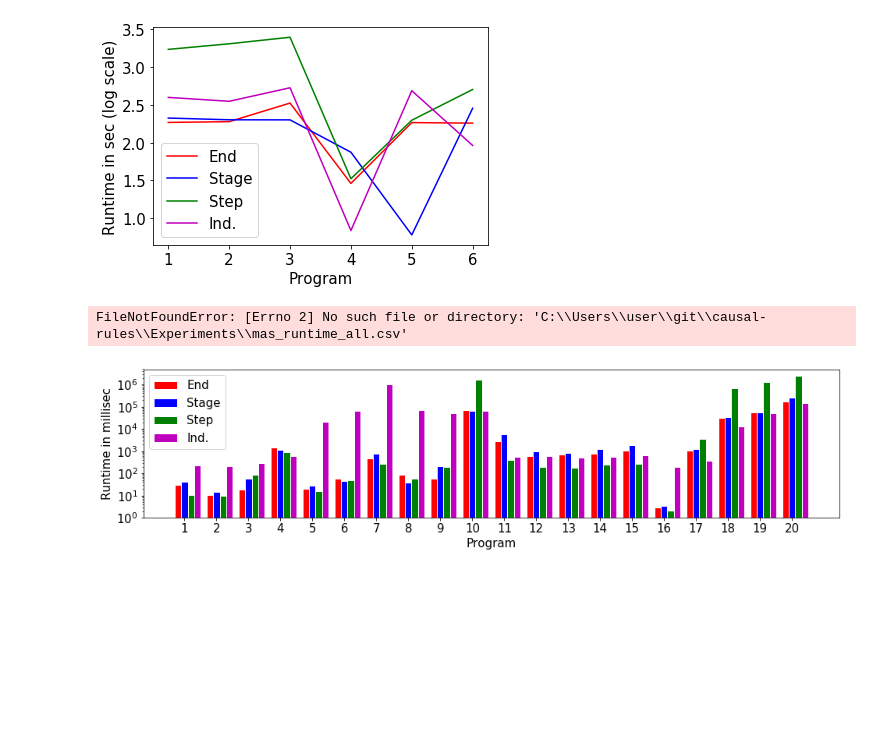
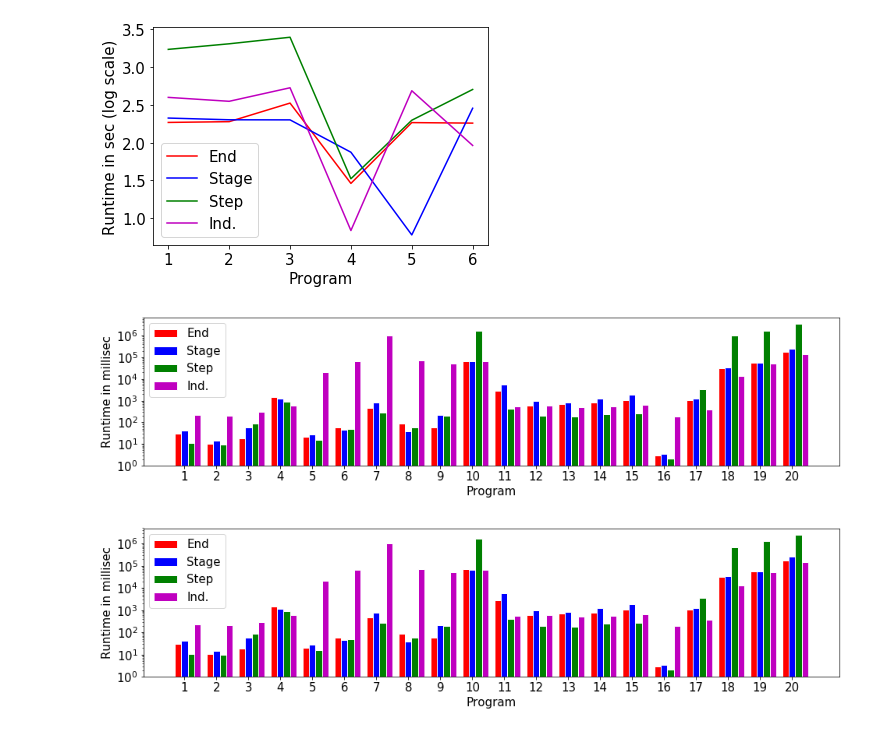
Before and after one commit to amirgilad/On-Multiple-Semantics-for-Declarative-Database-Repairs, a Jupyter notebook: Experiments/draw_graphs.ipynb, the cells around one changed output. Saved outputs shown, nothing was run; the diff lists cells and outputs as text; code cells hidden in the pictures; blank space fills up the shorter version.

Commit message:
Save experiments reports in "reports" folder and more cleaning code.

```diff
--- a/Experiments/draw_graphs.ipynb
+++ b/Experiments/draw_graphs.ipynb
@@ -161,9 +161,9 @@ def draw_runtime_bar_chart(filename, start_prog=0, except_progs=[]):
     plt.legend(fontsize=15) #, loc='upper center'
     plt.show()
 # %%
-draw_runtime_bar_chart("C:\\Users\\user\\git\\causal-rules\\Experiments\\mas_runtime_all.csv")
+draw_runtime_bar_chart("C:\\Users\\user\\git\\causal-rules\\Experiments\\runtime_experiments_all_mas_average_AFTER_FIX_STEP.csv")
 # %% [output]
-FileNotFoundError: [Errno 2] No such file or directory: 'C:\\Users\\user\\git\\causal-rules\\Experiments\\mas_runtime_all.csv'
+[figure, added]
 # %%
 draw_runtime_bar_chart("C:\\Users\\user\\git\\causal-rules\\Experiments\\runtime_experiments_all_mas_average.csv")
 # %% [output]
```
Also changed, not shown: parts of 4 cells of this notebook, 7 other files.
